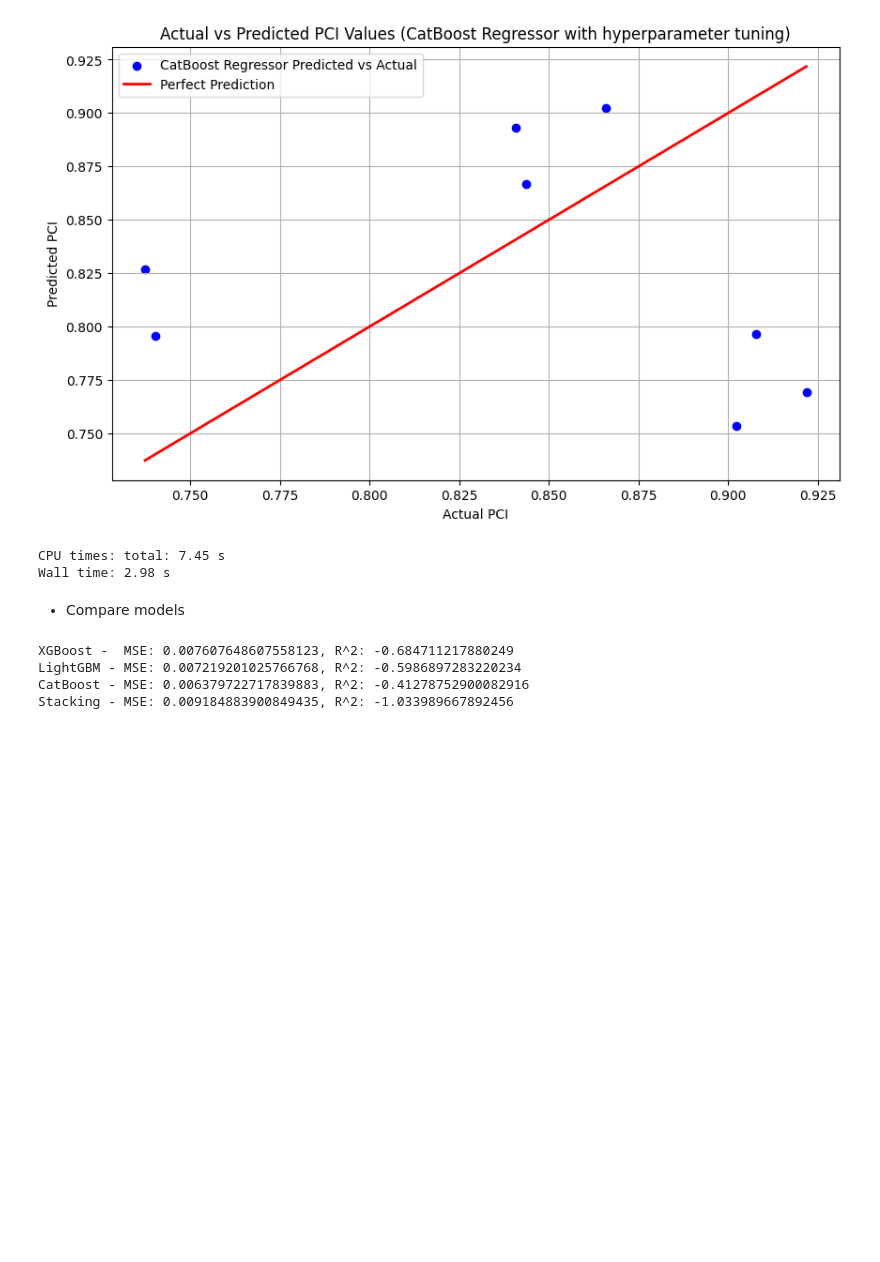
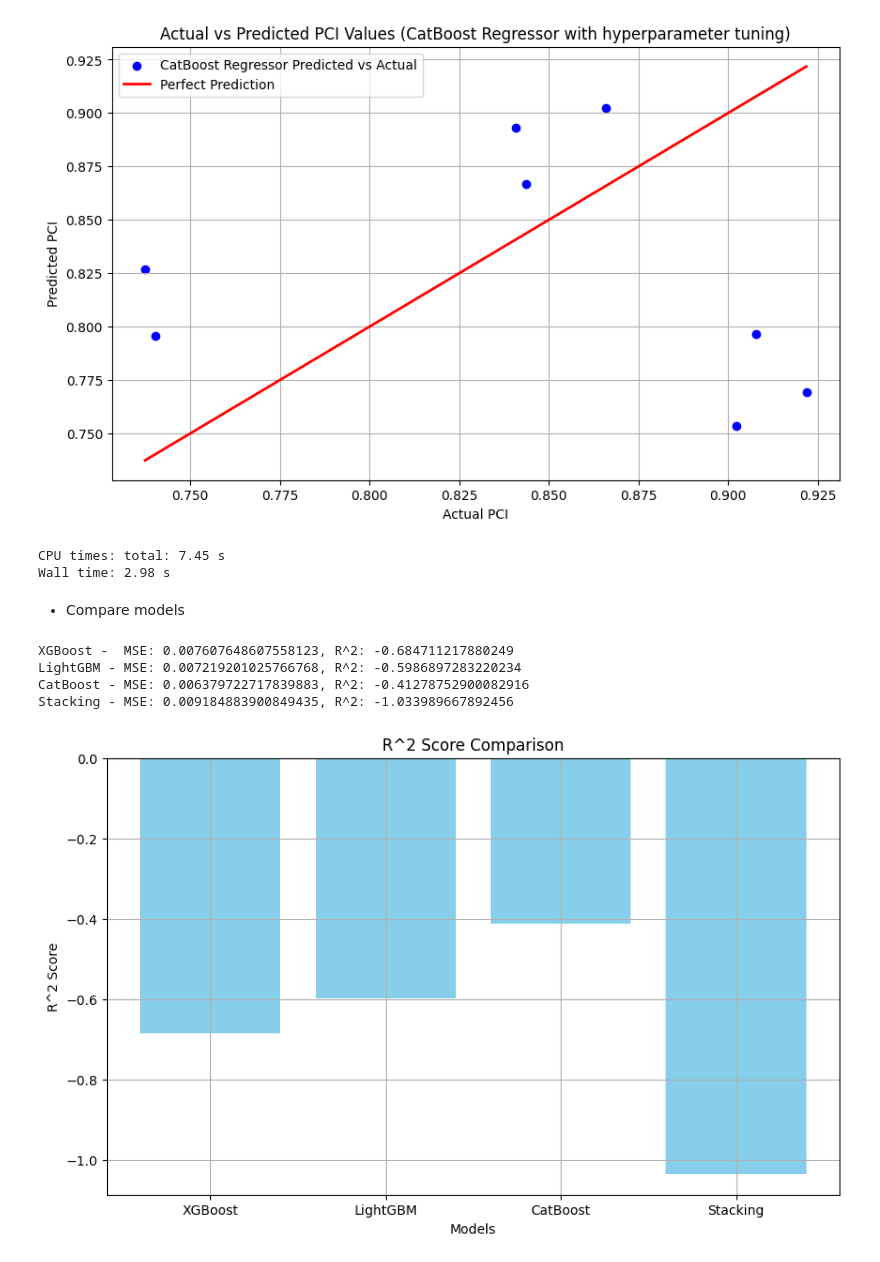
Before and after one commit to nexiouscaliver/pavement-condition-prediction, a Jupyter notebook: notebooks/trail-error.ipynb, the cells around one changed output. Cells and saved outputs as stored; diff of their text form; code cells hidden in the pictures; blank space fills up the shorter version.

Commit message:
plot graph comparing all values of misc models

```diff
--- a/notebooks/trail-error.ipynb
+++ b/notebooks/trail-error.ipynb
@@ -368,25 +368,36 @@ Wall time: 2.98 s
 # %%
 # XGBoost
 mse_xgb = mean_squared_error(y_test, y_pred_xgb)
 r2_xgb = r2_score(y_test, y_pred_xgb)
 print(f'XGBoost -  MSE: {mse_xgb}, R^2: {r2_xgb}')
 
 # LightGBM
 mse_lgbm = mean_squared_error(y_test, y_pred_lgbm)
 r2_lgbm = r2_score(y_test, y_pred_lgbm)
 print(f'LightGBM - MSE: {mse_lgbm}, R^2: {r2_lgbm}')
 
 # CatBoost
 mse_catboost = mean_squared_error(y_test, y_pred_catboost)
 r2_catboost = r2_score(y_test, y_pred_catboost)
 print(f'CatBoost - MSE: {mse_catboost}, R^2: {r2_catboost}')
 
 # Stacking Regressor
 mse_stack = mean_squared_error(y_test, y_pred_stack)
 r2_stack = r2_score(y_test, y_pred_stack)
 print(f'Stacking - MSE: {mse_stack}, R^2: {r2_stack}')
+
+
+plt.figure(figsize=(10, 6))
+plt.bar(['XGBoost', 'LightGBM', 'CatBoost', 'Stacking'], [r2_xgb, r2_lgbm, r2_catboost, r2_stack], color='skyblue')
+plt.title('R^2 Score Comparison')
+plt.xlabel('Models')
+plt.ylabel('R^2 Score')
+# plt.ylim(0.5, 1)
+plt.grid(True)
+plt.show()
 # %% [output]
 XGBoost -  MSE: 0.007607648607558123, R^2: -0.684711217880249
 LightGBM - MSE: 0.007219201025766768, R^2: -0.5986897283220234
 CatBoost - MSE: 0.006379722717839883, R^2: -0.41278752900082916
 Stacking - MSE: 0.009184883900849435, R^2: -1.033989667892456
+[figure, added]
```
